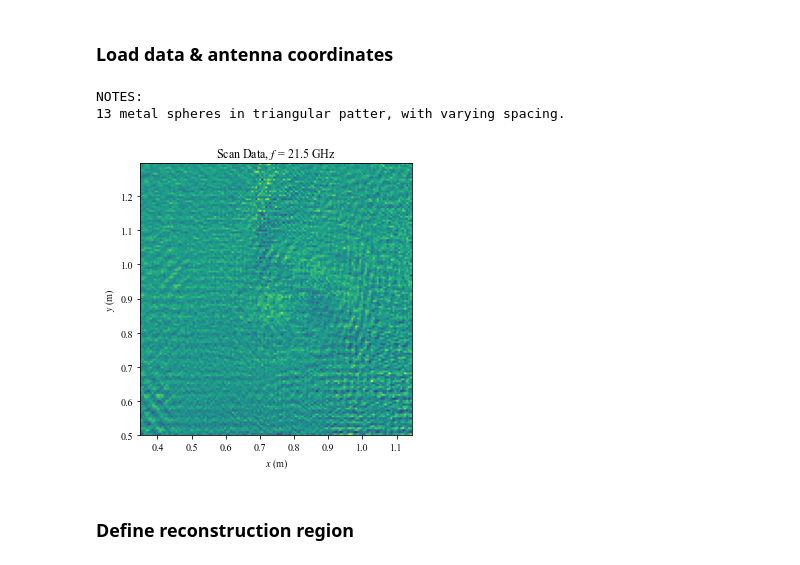
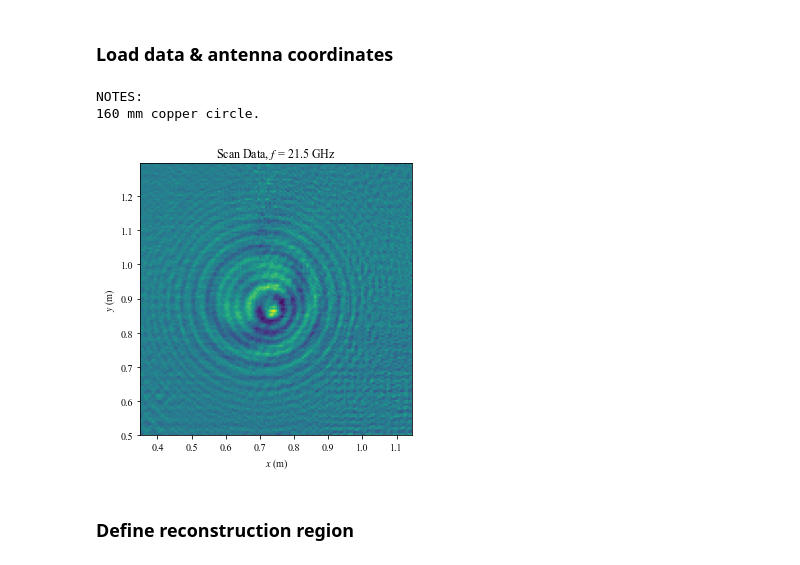
Before and after one commit to aaronvd/twi_experiments, a Jupyter notebook: Preliminary Scripts/reconstruction_script_RMA.ipynb, the cells around one changed output. Drawn from its saved outputs; the diff is of its cells as text; code cells hidden in the pictures.

```diff
--- a/Preliminary Scripts/reconstruction_script_RMA.ipynb
+++ b/Preliminary Scripts/reconstruction_script_RMA.ipynb
@@ -55,7 +55,7 @@ d_antennas = .035        # distance between tx/rx antennas
 fc = 22E9
 bw = 1E9
 
-mat = scipy.io.loadmat(r'..\..\..\Data\resolution_target_2022-11-01.mat')
+mat = scipy.io.loadmat(r'..\..\..\Data\copper_O_2022-11-02.mat')
 notes = list(mat['notes'])
 print('NOTES:')
 for i in range(len(notes)):
@@ -77,7 +77,7 @@ measurements = measurements[:,:,f_indx]
 z_offset = mat['z_offset'][0,0]*mm
 
 ### load background
-mat = scipy.io.loadmat(r'..\..\..\Data\Wall_test_background_2022-10-29.mat')
+mat = scipy.io.loadmat(r'..\..\..\Data\background_2022-10-29.mat')
 bg = np.flip(mat['measurements'], axis=(0,1))
 bg = bg[:,:,f_indx]
 
@@ -95,35 +95,35 @@ plt.ylabel('$y$ (m)')
 plt.show()
 
 ### truncate scan
 Lxa_new = 0.4
 Lya_new = 0.4
 
 indx_center_x = xa.size//2
 indx_center_y = ya.size//2
 
 Xa = Xa[int(indx_center_y-Lya_new//(2*delta_ya)):int((indx_center_y+Lya_new//(2*delta_ya))),
         int(indx_center_x-Lxa_new//(2*delta_xa)):int((indx_center_x+Lxa_new//(2*delta_xa)))]
 Ya = Ya[int(indx_center_y-Lya_new//(2*delta_ya)):int((indx_center_y+Lya_new//(2*delta_ya))),
         int(indx_center_x-Lxa_new//(2*delta_xa)):int((indx_center_x+Lxa_new//(2*delta_xa)))]
 Za = np.zeros_like(Xa)
 measurements = measurements[int(indx_center_y-Lya_new//(2*delta_ya)):int((indx_center_y+Lya_new//(2*delta_ya))),
                             int(indx_center_x-Lxa_new//(2*delta_xa)):int((indx_center_x+Lxa_new//(2*delta_xa))),
                             :]
 
 xa_center = np.mean(Xa)
 ya_center = np.mean(Ya)
 
 Na = Xa.size
 Nf = f.size
 M = Na*Nf                           # total number of measurements
 Lxa = np.amax(Xa) - np.amin(Xa)
 Lya = np.amax(Ya) - np.amin(Ya)
 
 g = np.reshape(measurements, (M, 1))
 # %% [output]
 NOTES:
-13 metal spheres in triangular patter, with varying spacing.
+160 mm copper circle.
-[figure, old version]
+[figure, new version]
 # %% [markdown]
 ### Define reconstruction region
 # %%
```
Also changed, not shown: parts of 3 cells of this notebook.
